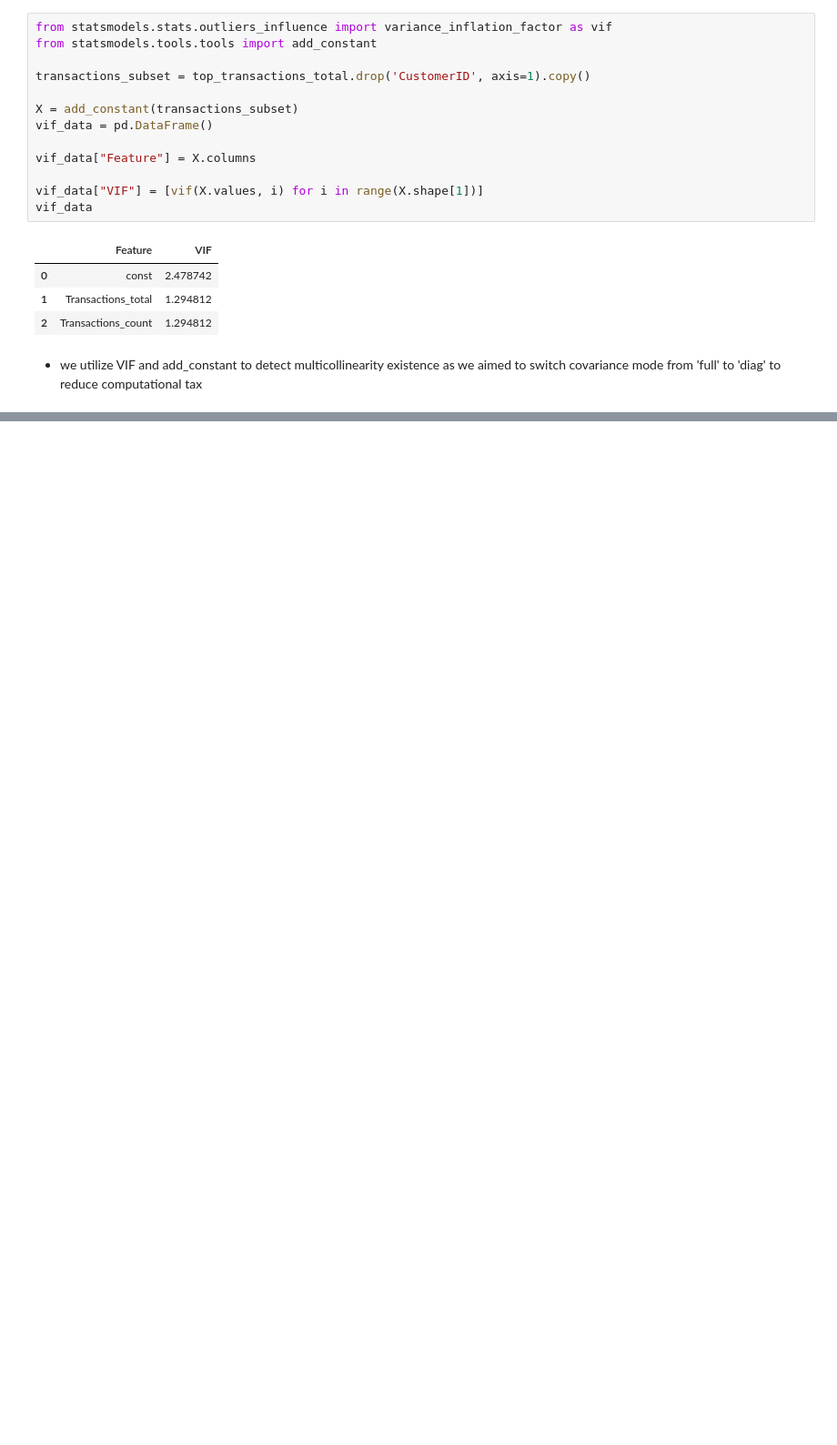
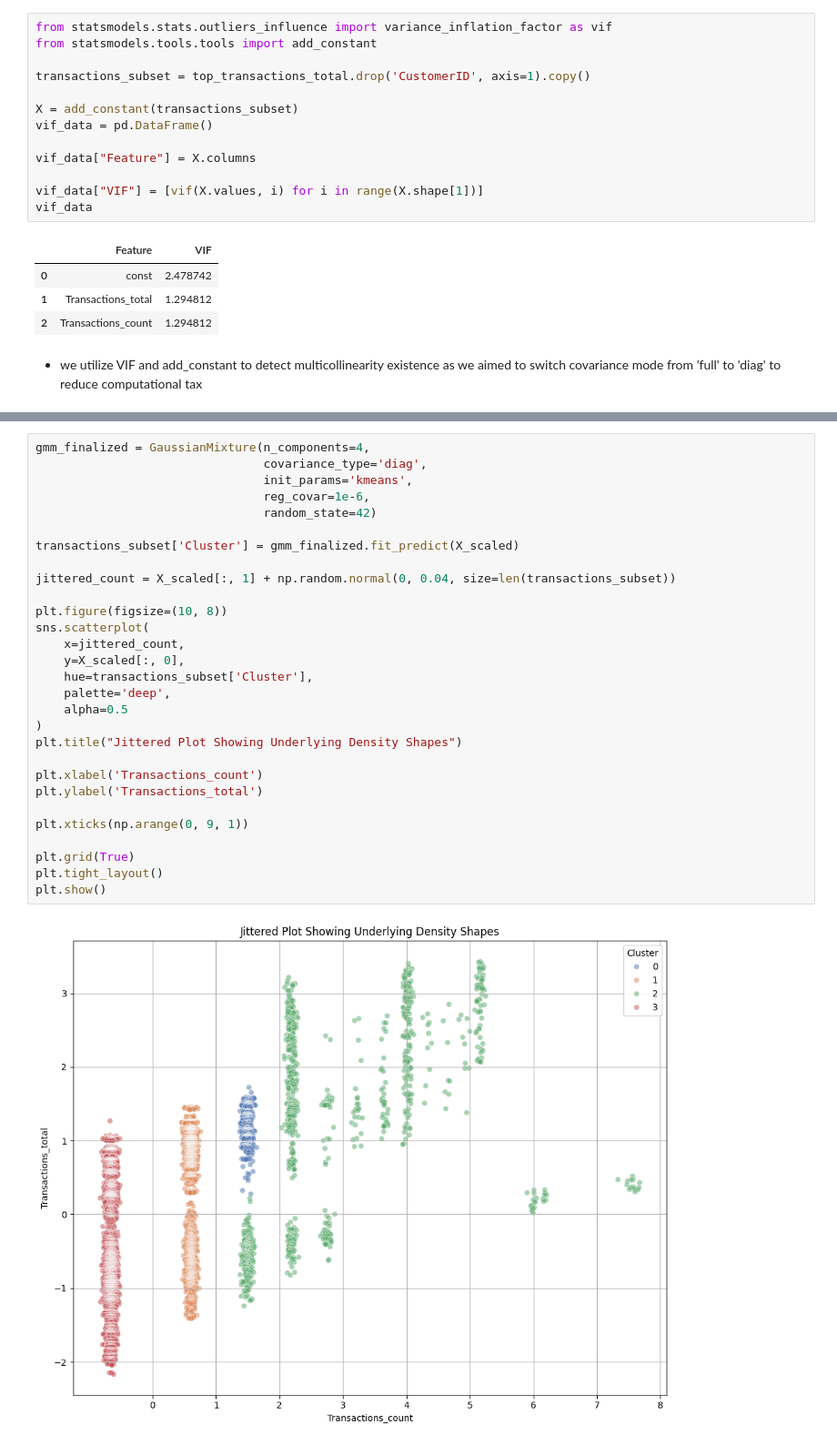
Before and after one commit to AtlasMarbx/AdventureWorks-Data-Migration-and-insight-extraction, a Jupyter notebook: EDA_process.ipynb, the cells around one changed output, grey strips where cells are left out. Shown at 91% size. Drawn from its saved outputs; the diff is of its cells as text; blank space fills up the shorter version.

```diff
--- a/EDA_process.ipynb
+++ b/EDA_process.ipynb
@@ -1761,0 +1777,31 @@ transactions_subset['Cluster'] = gmm_finalized.fit_predict(X_scaled)
+# %%
+gmm_finalized = GaussianMixture(n_components=4,
+                                covariance_type='diag',
+                                init_params='kmeans',
+                                reg_covar=1e-6,
+                                random_state=42)
+
+transactions_subset['Cluster'] = gmm_finalized.fit_predict(X_scaled)
+
+jittered_count = X_scaled[:, 1] + np.random.normal(0, 0.04, size=len(transactions_subset))
+
+plt.figure(figsize=(10, 8))
+sns.scatterplot(
+    x=jittered_count,
+    y=X_scaled[:, 0],
+    hue=transactions_subset['Cluster'],
+    palette='deep',
+    alpha=0.5
+)
+plt.title("Jittered Plot Showing Underlying Density Shapes")
+
+plt.xlabel('Transactions_count')
+plt.ylabel('Transactions_total')
+
+plt.xticks(np.arange(0, 9, 1))
+
+plt.grid(True)
+plt.tight_layout()
+plt.show()
+# %% [output]
+[figure, added]
```
Also changed, not shown: parts of 8 cells of this notebook.
